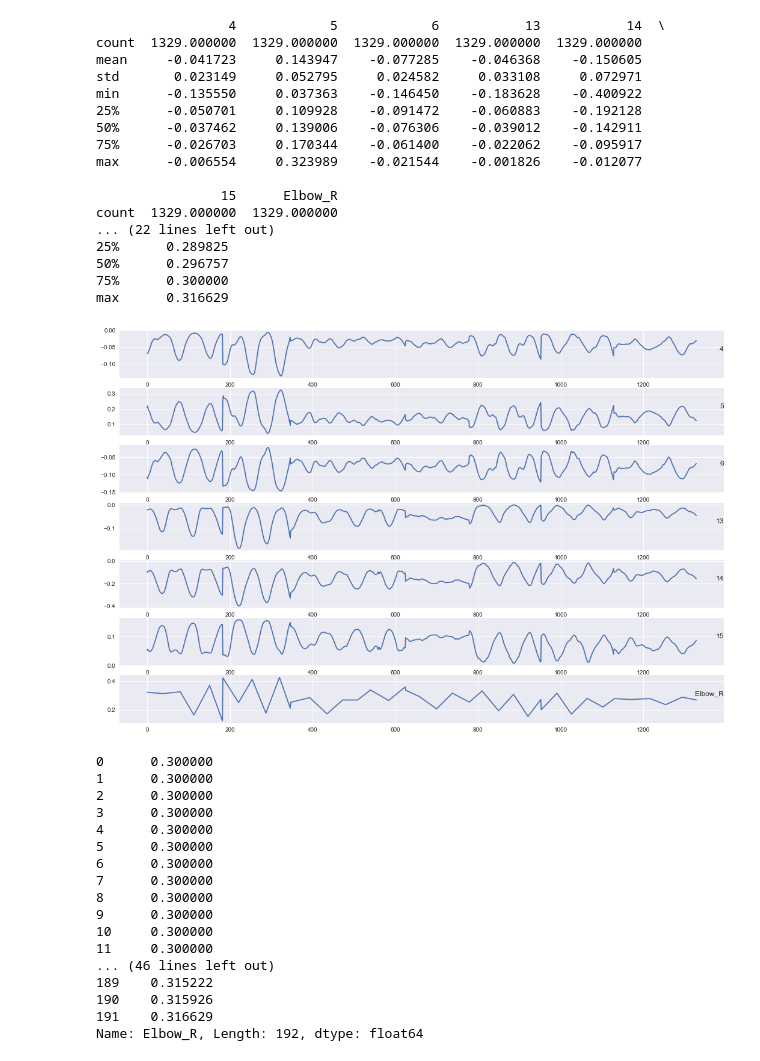
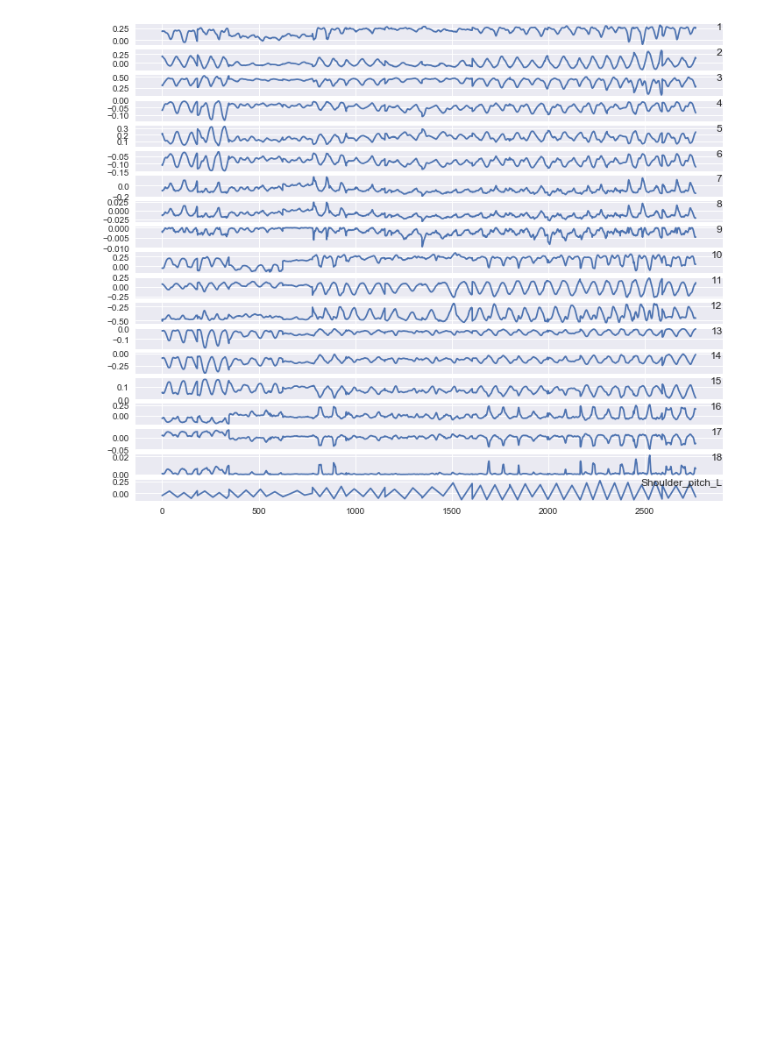
Before and after one commit to houzhuo/deep-learning, a Jupyter notebook: motion/supervised.ipynb, the cells around one changed output. Drawn from its saved outputs; the diff is of its cells as text; code cells hidden in the pictures; blank space fills up the shorter version.

```diff
--- a/motion/supervised.ipynb
+++ b/motion/supervised.ipynb
@@ -83,56 +101,25 @@ test = pd.concat([f8,t8],axis=1)
 # %%
-#dataset = pd.concat([full['1']/180,full['2']/180,full['3']/180,full['4']/180,full['5']/180,full['6']/180,full['7']/180,full['8']/180,full['9']/180,
-#                     full['10']/180,full['11']/180,full['12']/180,full['13']/180,full['14']/180,full['15']/180,full['16']/180,full['17']/180,full['18']/180,full['Hand_R']/5600] , axis=1 )
-dataset = pd.concat([full['4']/180,full['5']/180,full['6']/180,full['13']/180,full['14']/180,full['15']/180,full['Elbow_R']/5600 ], axis=1 )
+dataset = pd.concat([full['1']/180,full['2']/180,full['3']/180,full['4']/180,full['5']/180,full['6']/180,full['7']/180,full['8']/180,full['9']/180,#0.05
+                    full['10']/180,full['11']/180,full['12']/180,full['13']/180,full['14']/180,full['15']/180,full['16']/180,full['17']/180,full['18']/180,full['Shoulder_pitch_L']/5600] , axis=1 )
+#dataset = pd.concat([full['4']/180,full['5']/180,full['6']/180,full['13']/180,full['14']/180,full['15']/180,  full['Shoulder_pitch_L']/5600 ], axis=1 )#0.20
+#dataset = pd.concat([full['5']/180,full['13']/180,full['14']/180, full['Elbow_L']/5600 ], axis=1 )#0.02
+#dataset = pd.concat([full['4']/180,full['5']/180,full['6']/180, full['Elbow_R']/5600 ], axis=1 )#0.04
 dataset.head()
-print(dataset.describe())
+#print(dataset.describe())
 
-dataset_test = pd.concat([test['4']/180,test['5']/180,test['6']/180,test['13']/180,test['14']/180,test['15']/180,test['Elbow_R']/5600 ], axis=1 )
-print(dataset_test.describe())
-
-groups = [0, 1, 2, 3,4,5,6]
+#elbow:5 14 16
+#shoulder_R:2 11
+#shoulder_putch_R:3
+#hand_R:9 16
+groups = [0, 1,2,3,4,5,6,7,8,9,10,11,12,13,14,15,16,17,18]
 i=1
-plt.figure(figsize=(18,12))
+plt.figure(figsize=(12,10))
 for group in groups:
 	plt.subplot(len(groups), 1, i)
 	plt.plot(dataset.values[:, group])
 	plt.title(dataset.columns[group], y=0.5, loc='right')
 	i += 1
 plt.show()
-dataset_test['Elbow_R']
+#dataset['Elbow_R']
 # %% [output]
-                 4            5            6           13           14  \
-count  1329.000000  1329.000000  1329.000000  1329.000000  1329.000000
-mean     -0.041723     0.143947    -0.077285    -0.046368    -0.150605
-std       0.023149     0.052795     0.024582     0.033108     0.072971
-min      -0.135550     0.037363    -0.146450    -0.183628    -0.400922
-25%      -0.050701     0.109928    -0.091472    -0.060883    -0.192128
-50%      -0.037462     0.139006    -0.076306    -0.039012    -0.142911
-75%      -0.026703     0.170344    -0.061400    -0.022062    -0.095917
-max      -0.006554     0.323989    -0.021544    -0.001826    -0.012077
-
-                15      Elbow_R
-count  1329.000000  1329.000000
-... (22 lines left out)
-25%      0.289825
-50%      0.296757
-75%      0.300000
-max      0.316629
-[figure, old version]
+[figure, new version]
-0      0.300000
-1      0.300000
-2      0.300000
-3      0.300000
-4      0.300000
-5      0.300000
-6      0.300000
-7      0.300000
-8      0.300000
-9      0.300000
-10     0.300000
-11     0.300000
-... (46 lines left out)
-189    0.315222
-190    0.315926
-191    0.316629
-Name: Elbow_R, Length: 192, dtype: float64
```
Also changed, not shown: parts of 15 cells of this notebook, 5 other files.
